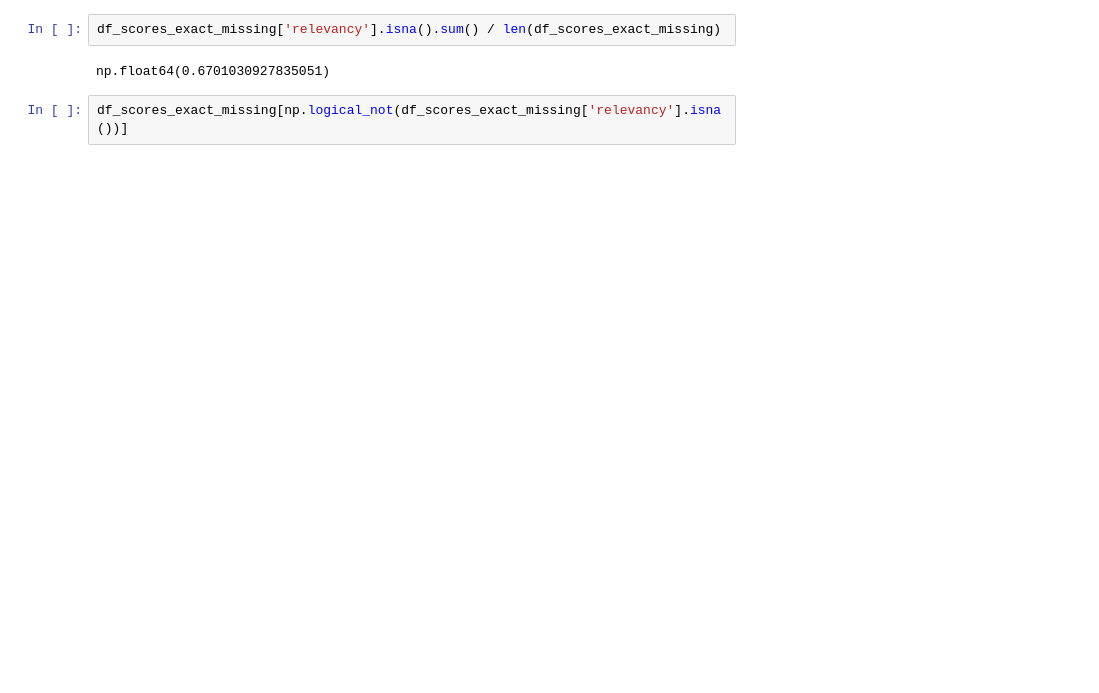
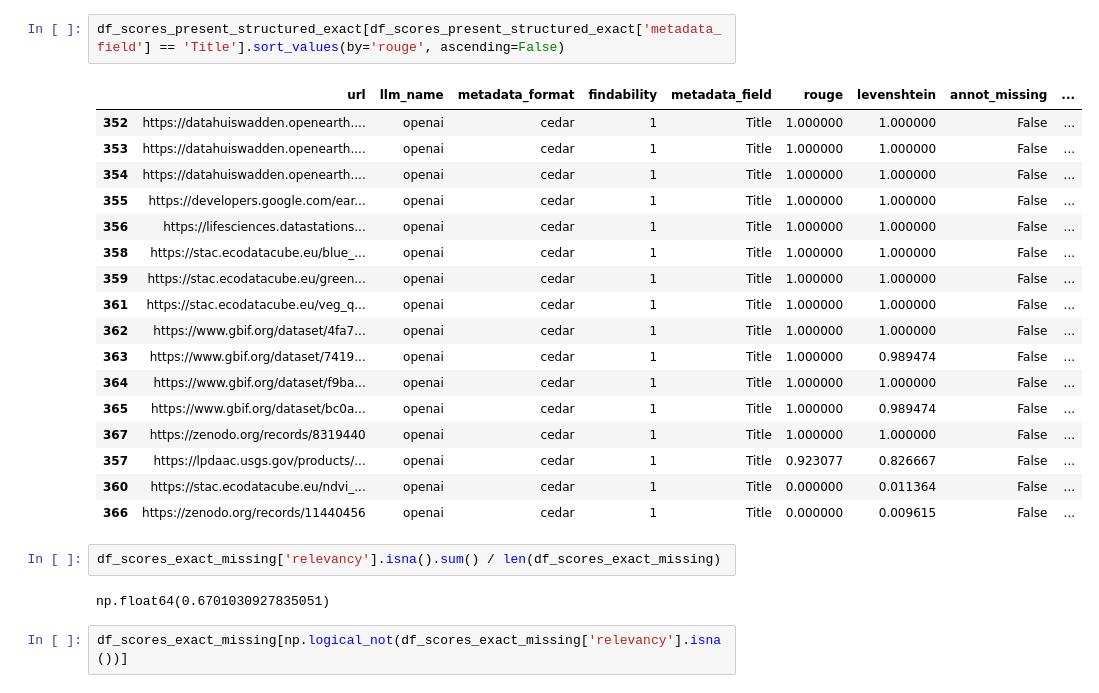
Before and after one commit to LTER-LIFE/meta-knowledge-harvesting, a Jupyter notebook: Evaluate LLM output.ipynb, the cells around one changed output. Saved outputs shown, nothing was run; the diff lists cells and outputs as text; blank space fills up the shorter version.

```diff
--- a/Evaluate LLM output.ipynb
+++ b/Evaluate LLM output.ipynb
@@ -460,3 +208,23 @@ Text(0.5, 1.0, 'Relevancy for exact metadata fields (present) pm sem')
+# %%
+df_scores_present_structured_exact[df_scores_present_structured_exact['metadata_field'] == 'Title'].sort_values(by='rouge', ascending=False)
+# %% [output]
+|  | url | llm_name | metadata_format | findability | metadata_field | rouge | levenshtein | annot_missing | ... |
+| 352 | https://datahuiswadden.openearth.... | openai | cedar | 1 | Title | 1.000000 | 1.000000 | False | ... |
+| 353 | https://datahuiswadden.openearth.... | openai | cedar | 1 | Title | 1.000000 | 1.000000 | False | ... |
+| 354 | https://datahuiswadden.openearth.... | openai | cedar | 1 | Title | 1.000000 | 1.000000 | False | ... |
+| 355 | https://developers.google.com/ear... | openai | cedar | 1 | Title | 1.000000 | 1.000000 | False | ... |
+| 356 | https://lifesciences.datastations... | openai | cedar | 1 | Title | 1.000000 | 1.000000 | False | ... |
+| 358 | https://stac.ecodatacube.eu/blue_... | openai | cedar | 1 | Title | 1.000000 | 1.000000 | False | ... |
+| 359 | https://stac.ecodatacube.eu/green... | openai | cedar | 1 | Title | 1.000000 | 1.000000 | False | ... |
+| 361 | https://stac.ecodatacube.eu/veg_q... | openai | cedar | 1 | Title | 1.000000 | 1.000000 | False | ... |
+| 362 | https://www.gbif.org/dataset/4fa7... | openai | cedar | 1 | Title | 1.000000 | 1.000000 | False | ... |
+| 363 | https://www.gbif.org/dataset/7419... | openai | cedar | 1 | Title | 1.000000 | 0.989474 | False | ... |
+| 364 | https://www.gbif.org/dataset/f9ba... | openai | cedar | 1 | Title | 1.000000 | 1.000000 | False | ... |
+| 365 | https://www.gbif.org/dataset/bc0a... | openai | cedar | 1 | Title | 1.000000 | 0.989474 | False | ... |
+| 367 | https://zenodo.org/records/8319440 | openai | cedar | 1 | Title | 1.000000 | 1.000000 | False | ... |
+| 357 | https://lpdaac.usgs.gov/products/... | openai | cedar | 1 | Title | 0.923077 | 0.826667 | False | ... |
+| 360 | https://stac.ecodatacube.eu/ndvi_... | openai | cedar | 1 | Title | 0.000000 | 0.011364 | False | ... |
+| 366 | https://zenodo.org/records/11440456 | openai | cedar | 1 | Title | 0.000000 | 0.009615 | False | ... |
 # %%
 df_scores_exact_missing['relevancy'].isna().sum() / len(df_scores_exact_missing)
 # %% [output]
```
Also changed, not shown: parts of 26 cells of this notebook, 4 other files.
